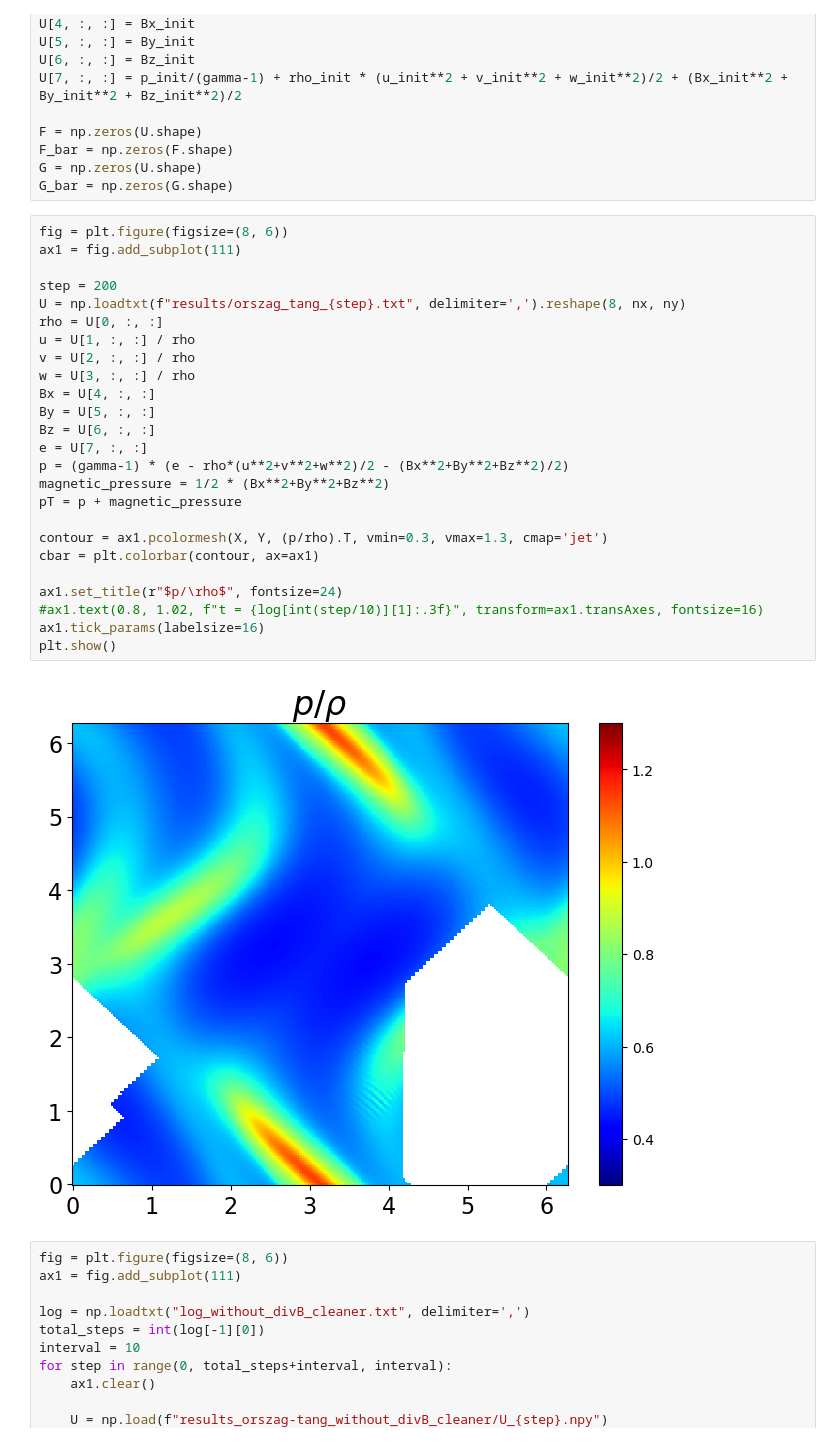
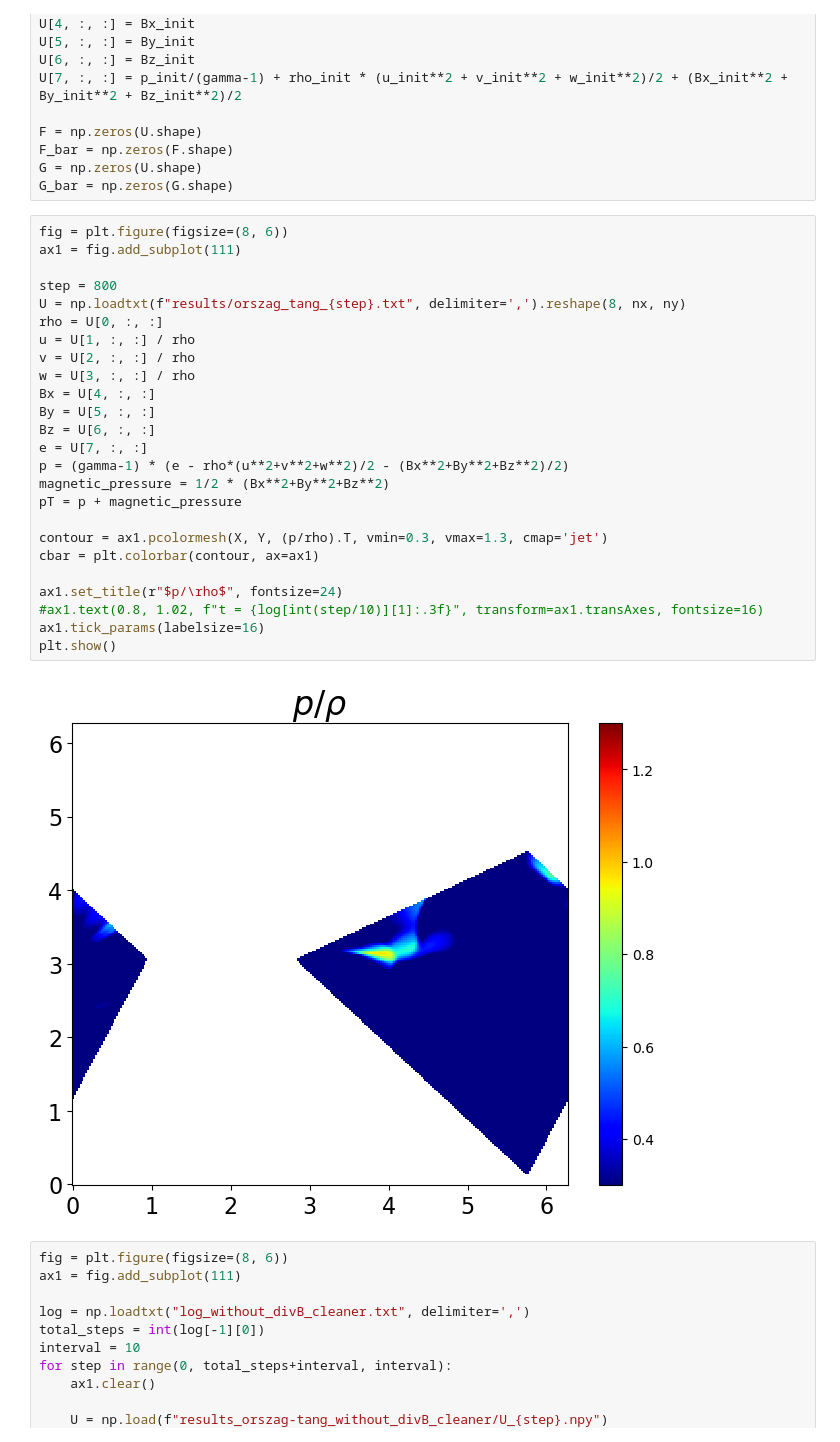
Before and after one commit to keita-akutagawa/IdealMHD_cpp, a Jupyter notebook: examples_2D/orszag_tang/orszag_tang_without_divB_cleaner.ipynb, the cells around one changed output. Drawn from its saved outputs; the diff is of its cells as text.

```diff
--- a/examples_2D/orszag_tang/orszag_tang_without_divB_cleaner.ipynb
+++ b/examples_2D/orszag_tang/orszag_tang_without_divB_cleaner.ipynb
@@ -44,30 +44,30 @@ G_bar = np.zeros(G.shape)
 # %%
 fig = plt.figure(figsize=(8, 6))
 ax1 = fig.add_subplot(111)
 
-step = 200
+step = 800
 U = np.loadtxt(f"results/orszag_tang_{step}.txt", delimiter=',').reshape(8, nx, ny)
 rho = U[0, :, :]
 u = U[1, :, :] / rho
 v = U[2, :, :] / rho
 w = U[3, :, :] / rho
 Bx = U[4, :, :]
 By = U[5, :, :]
 Bz = U[6, :, :]
 e = U[7, :, :]
 p = (gamma-1) * (e - rho*(u**2+v**2+w**2)/2 - (Bx**2+By**2+Bz**2)/2)
 magnetic_pressure = 1/2 * (Bx**2+By**2+Bz**2)
 pT = p + magnetic_pressure
 
 contour = ax1.pcolormesh(X, Y, (p/rho).T, vmin=0.3, vmax=1.3, cmap='jet')
 cbar = plt.colorbar(contour, ax=ax1)
 
 ax1.set_title(r"$p/\rho$", fontsize=24)
 #ax1.text(0.8, 1.02, f"t = {log[int(step/10)][1]:.3f}", transform=ax1.transAxes, fontsize=16)
 ax1.tick_params(labelsize=16)
 plt.show()
 # %% [output]
-[figure, old version]
+[figure, new version]
 # %%
 fig = plt.figure(figsize=(8, 6))
 ax1 = fig.add_subplot(111)
```
Also changed, not shown: 3 other files.
